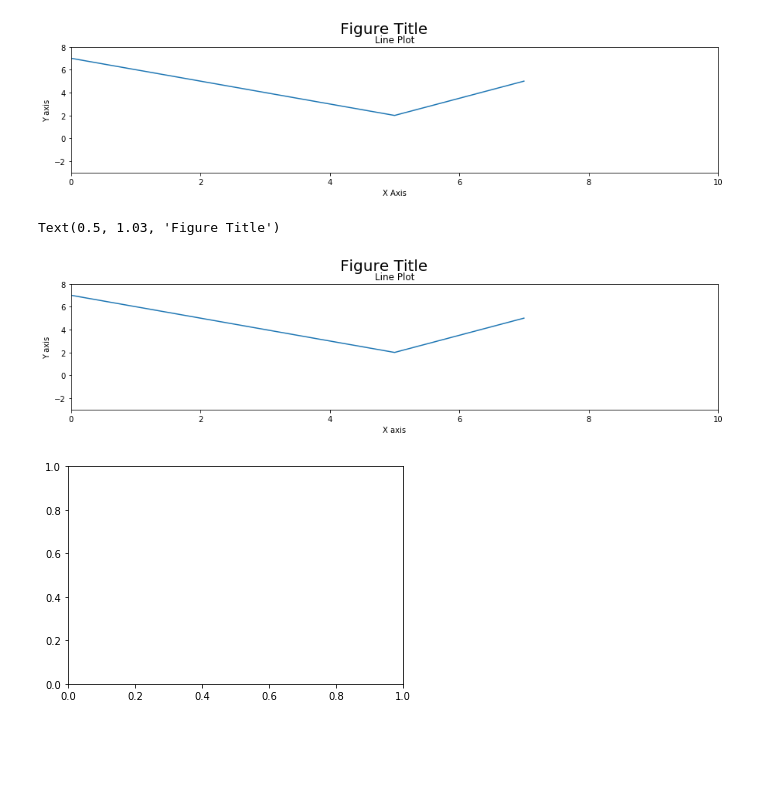
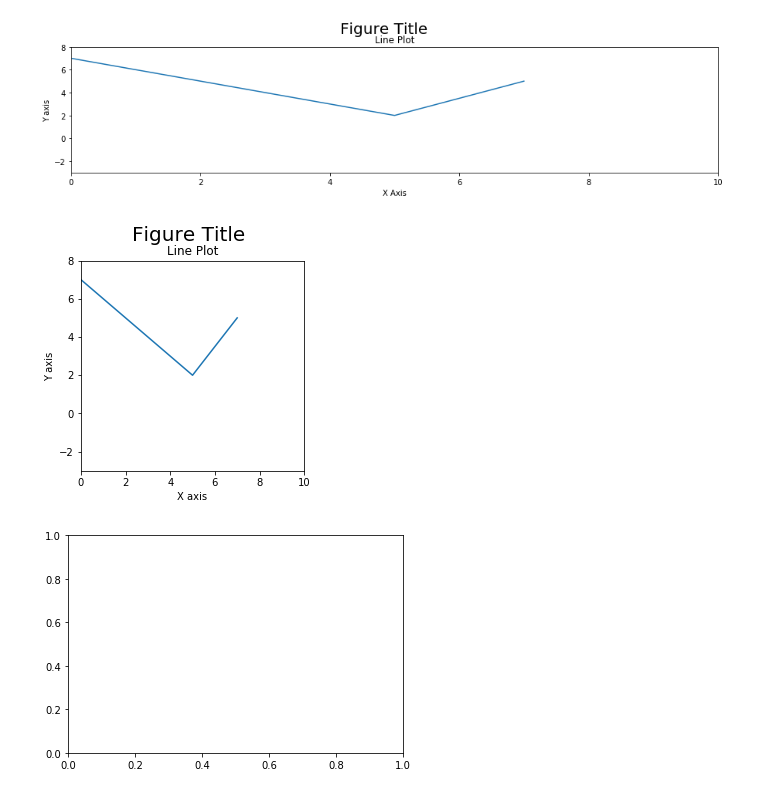
Before and after one commit to ValRCS/RCS_Data_Analysis_Python_2019_May, a Jupyter notebook: Pandas-Cookbook/Chapter 11 Visualization with Matplotlib, Pandas and Seaborn_in_class_18.04.2019.ipynb, the cells around one changed output. Cells and saved outputs as stored; diff of their text form; code cells hidden in the pictures; blank space fills up the shorter version.

```diff
--- a/Pandas-Cookbook/Chapter 11 Visualization with Matplotlib, Pandas and Seaborn_in_class_18.04.2019.ipynb
+++ b/Pandas-Cookbook/Chapter 11 Visualization with Matplotlib, Pandas and Seaborn_in_class_18.04.2019.ipynb
@@ -36,17 +45,22 @@ plt.suptitle('Figure Title', size=20, y=1.03)
 Text(0.5, 1.03, 'Figure Title')
 [figure]
 # %%
-fig, ax = plt.subplots(figsize=(15,3))
+fig, ax = plt.subplots(figsize=(4,4))
+# plt.tight_layout()
+plt.gcf().subplots_adjust(bottom=0.15)
 ax.plot(x, y)
 ax.set_xlim(0, 10)
 ax.set_ylim(-3, 8)
 ax.set_xlabel('X axis')
 ax.set_ylabel('Y axis')
 ax.set_title('Line Plot')
-fig.suptitle('Figure Title', size=20, y=1.03)
+# to make suptitle fit use y=1.00!!!!
+fig.suptitle('Figure Title', size=20, y=1.00)
+#fig.savefig('fig.pdf')
+
+fig.savefig('fig.png')
 # %% [output]
-Text(0.5, 1.03, 'Figure Title')
-[figure, old version]
+[figure, new version]
 # %%
 fig, ax = plt.subplots(nrows=1, ncols=1)
 # %% [output]
```
Also changed, not shown: parts of 21 cells of this notebook.
